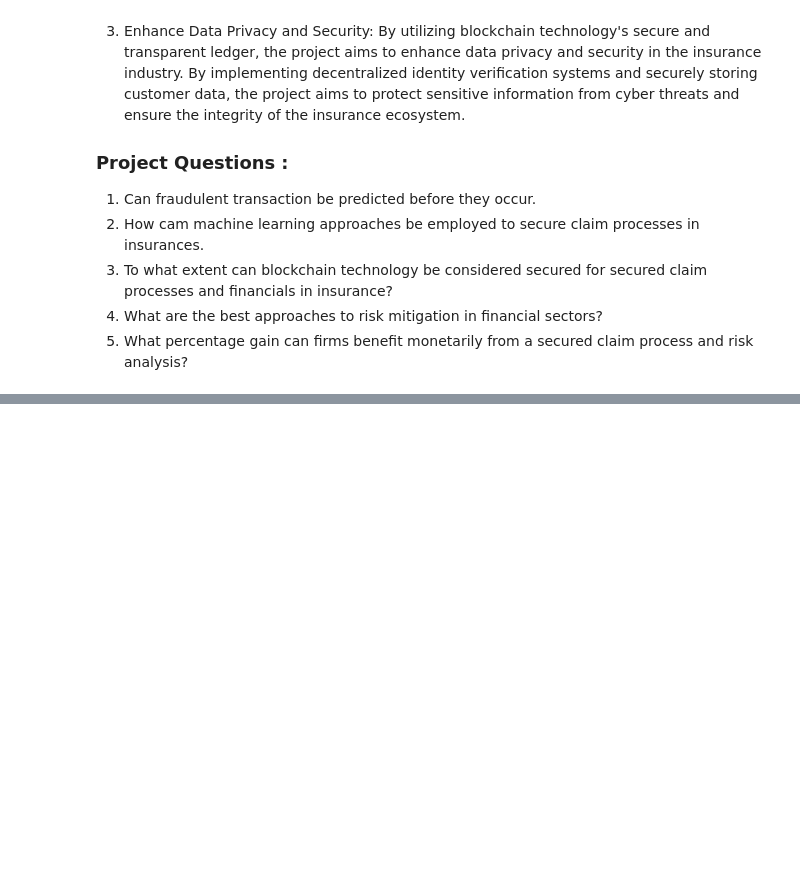
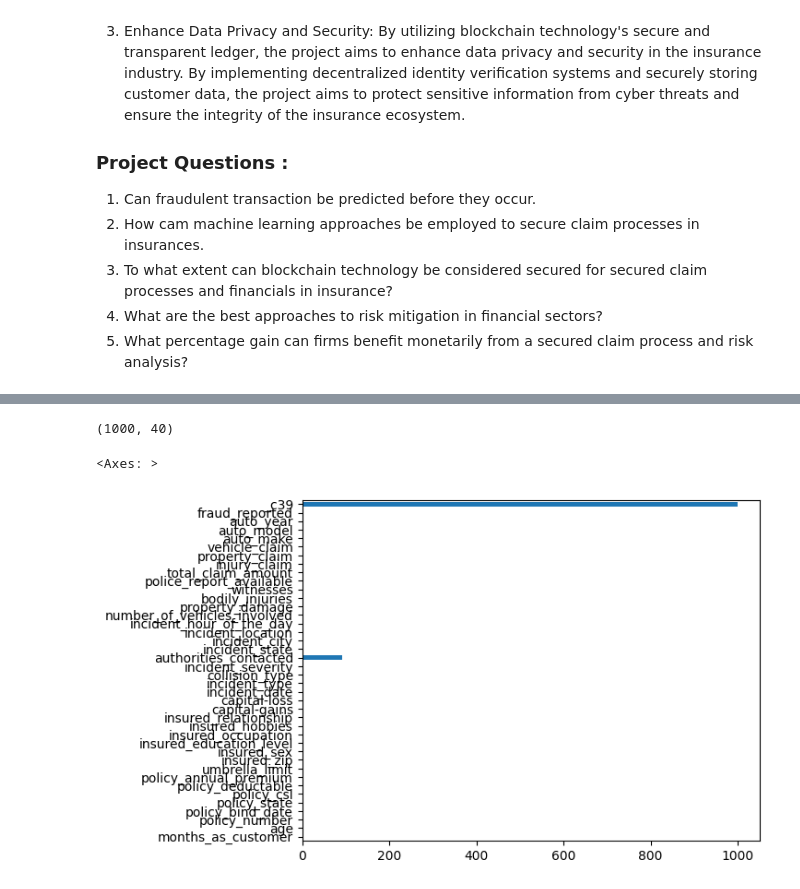
Before and after one commit to Naveenkada/Machine-Learning-For-Fraud-Detection-and-Claims-Processing, a Jupyter notebook: Project Coding.ipynb, the cells around one changed output, grey strips where cells are left out. Saved outputs shown, nothing was run; the diff lists cells and outputs as text; code cells hidden in the pictures; blank space fills up the shorter version.

Commit message:
Update Date Processing
Added Data cleaning wrangling and Exploratory Data Analysis

```diff
--- a/Project Coding.ipynb
+++ b/Project Coding.ipynb
@@ -29,0 +38,4 @@ With the utilization of Blockchain technology and machine learning techniques fo
+# %%
+# Getting the dataset
+claims_data = pd.read_csv('insurance_claims.csv')
+claims_data.head()
@@ -29,0 +65,13 @@ With the utilization of Blockchain technology and machine learning techniques fo
+# %%
+# Data Stracture, shape
+claims_data.shape
+# %% [output]
+(1000, 40)
+# %%
+# Data Missing Elements
+claims_data.isna().sum().plot(kind='barh')
+# All data records for the column c39 is missing. , we should remove this column,
+# There are also less authorities contacted f=before claim is perfomed. , the is  a significant percentage of missing data .
+# %% [output]
+<Axes: >
+[figure, added]
```
Also changed, not shown: parts of 36 cells of this notebook.
